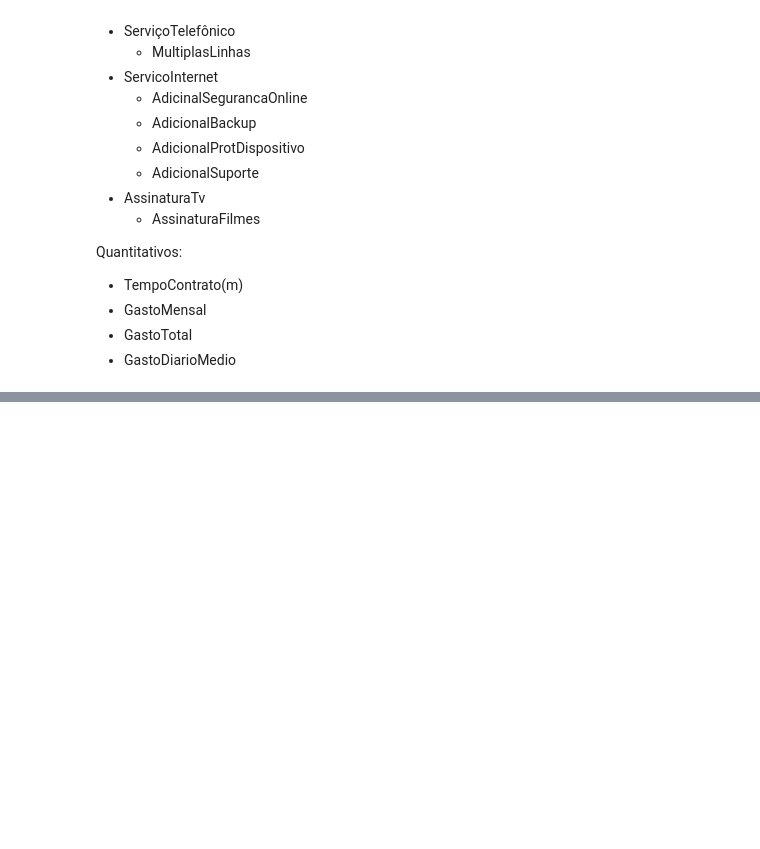
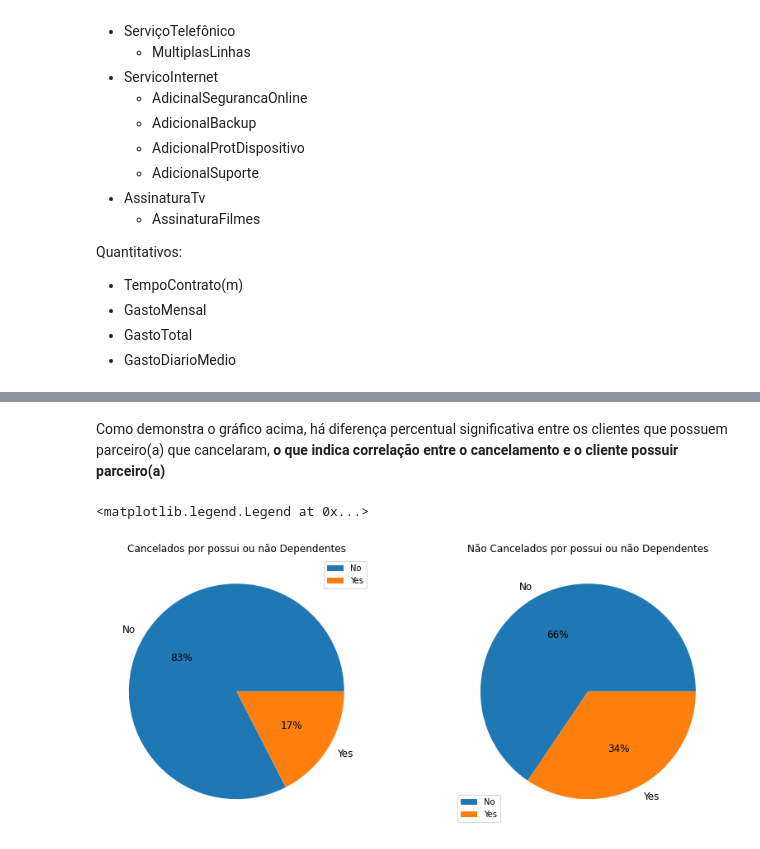
Before and after one commit to SilvioCSOliveira/ChallengeDataScience2022AluraVoz, a Jupyter notebook: Semana2.ipynb, the cells around one changed output, grey strips where cells are left out. Drawn from its saved outputs; the diff is of its cells as text; code cells hidden in the pictures; blank space fills up the shorter version.

```diff
--- a/Semana2.ipynb
+++ b/Semana2.ipynb
@@ -185,0 +135,22 @@ fig.show()
+# %% [markdown]
+Como demonstra o gráfico acima, há diferença percentual significativa entre os clientes que possuem parceiro(a) que cancelaram, **o que indica correlação entre o cancelamento e o cliente possuir parceiro(a)**
+# %%
+# Analisando os dados Qualitativos, coluna Dependentes (possui ou não)
+plt.figure(figsize = (14, 6))
+plt.subplot(1, 2, 1)
+# Usar uma pizza para mostrar a proporção de churn
+count = df_telco_customer_churn["Dependentes"].value_counts().values
+labels = df_telco_customer_churn["Dependentes"].value_counts().index
+plt.pie(count,labels = list(labels),autopct='%.0f%%' , textprops = {"fontsize": 12},)
+plt.title('Cancelados por possui ou não Dependentes')
+plt.legend()
+
+count_nc = df_telco_customer_nao_churn["Dependentes"].value_counts().values
+labels_nc = df_telco_customer_nao_churn["Dependentes"].value_counts().index
+plt.subplot(1, 2, 2)
+plt.pie(count_nc,labels = list(labels_nc),autopct='%.0f%%' , textprops = {"fontsize": 12},)
+plt.title('Não Cancelados por possui ou não Dependentes')
+plt.legend()
+# %% [output]
+<matplotlib.legend.Legend at 0x...>
+[figure, added]
```
Also changed, not shown: parts of 15 cells of this notebook.
